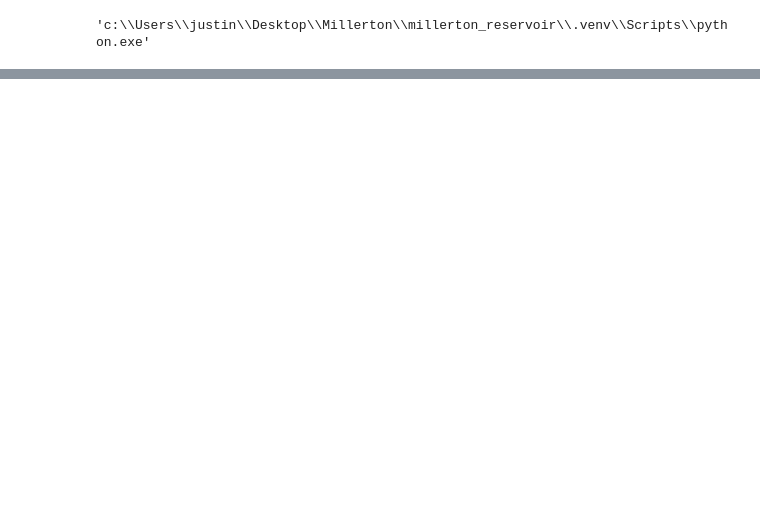
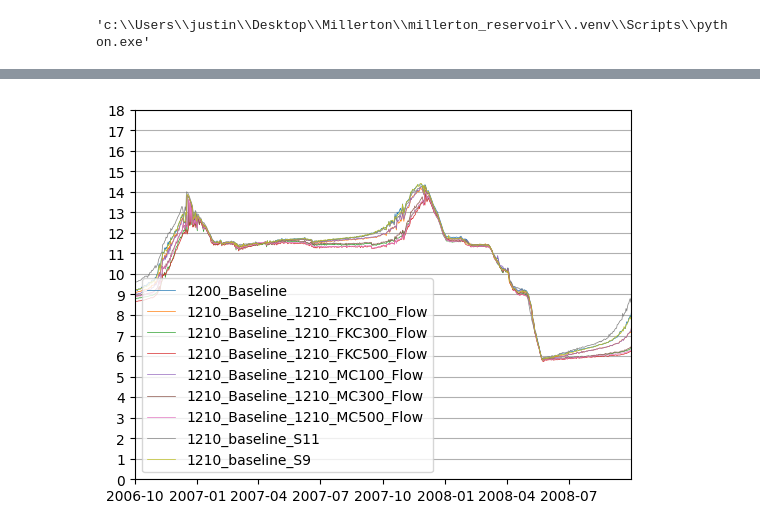
Before and after one commit to JustinBaumHawkins/millerton_reservoir, a Jupyter notebook: 2026_CalSim_Baseline.ipynb, the cells around one changed output, grey strips where cells are left out. Cells and saved outputs as stored; diff of their text form; code cells hidden in the pictures; blank space fills up the shorter version.

```diff
--- a/2026_CalSim_Baseline.ipynb
+++ b/2026_CalSim_Baseline.ipynb
@@ -309,0 +90,19 @@ df
+# %%
+fig, ax = plt.subplots()
+for run in mrr.runs:
+    temp = run.two.get_structure(4)
+    ax.plot(
+        jday_to_date(temp["JDAY"]),
+        temp["Temperature [C]"],
+        label=run.name,
+        linewidth=0.5,
+    )
+ax.set_ylim(0, 18)
+ax.yaxis.set_major_locator(ticker.MultipleLocator(1))
+ax.grid(axis="y")
+ax.set_xlim(pd.Timestamp('2006-10-01'), pd.Timestamp('2008-09-30'))
+ax.legend()
+plt.show()
+fig.savefig("release_temps.png", dpi=300, bbox_inches="tight")
+# %% [output]
+[figure, added]
```
Also changed, not shown: parts of 16 cells of this notebook, 5 other files.
